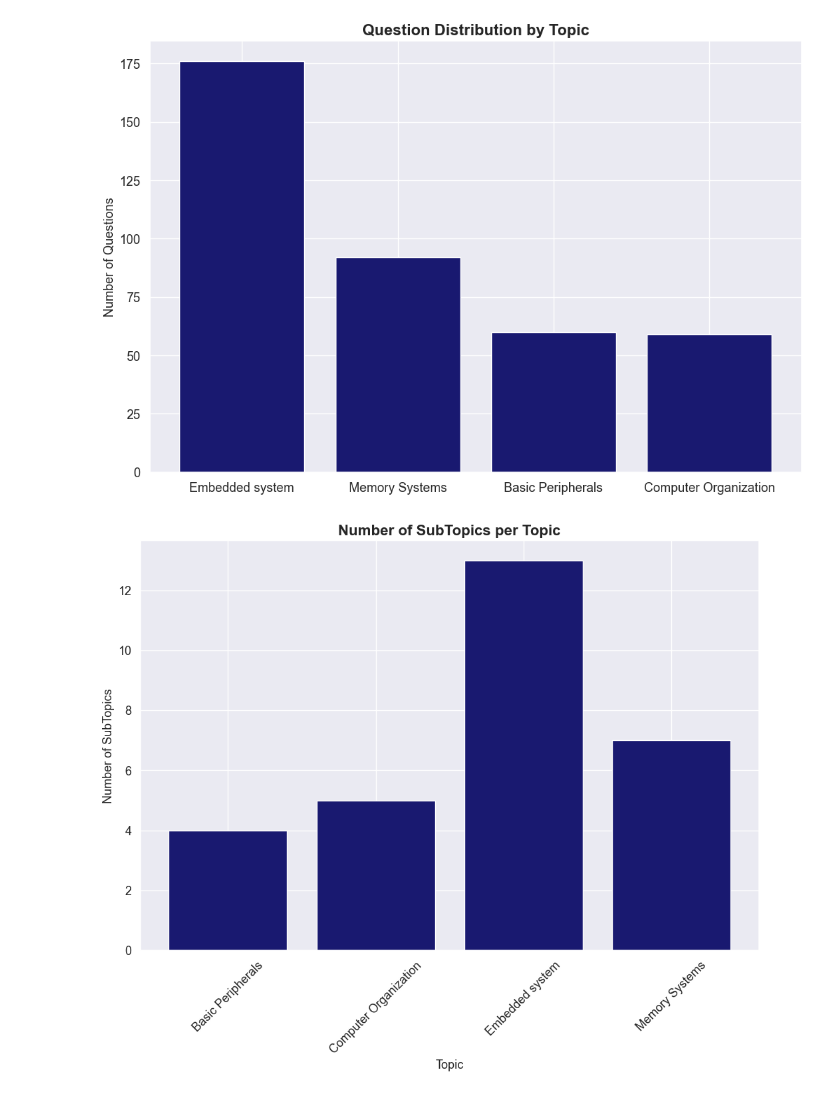
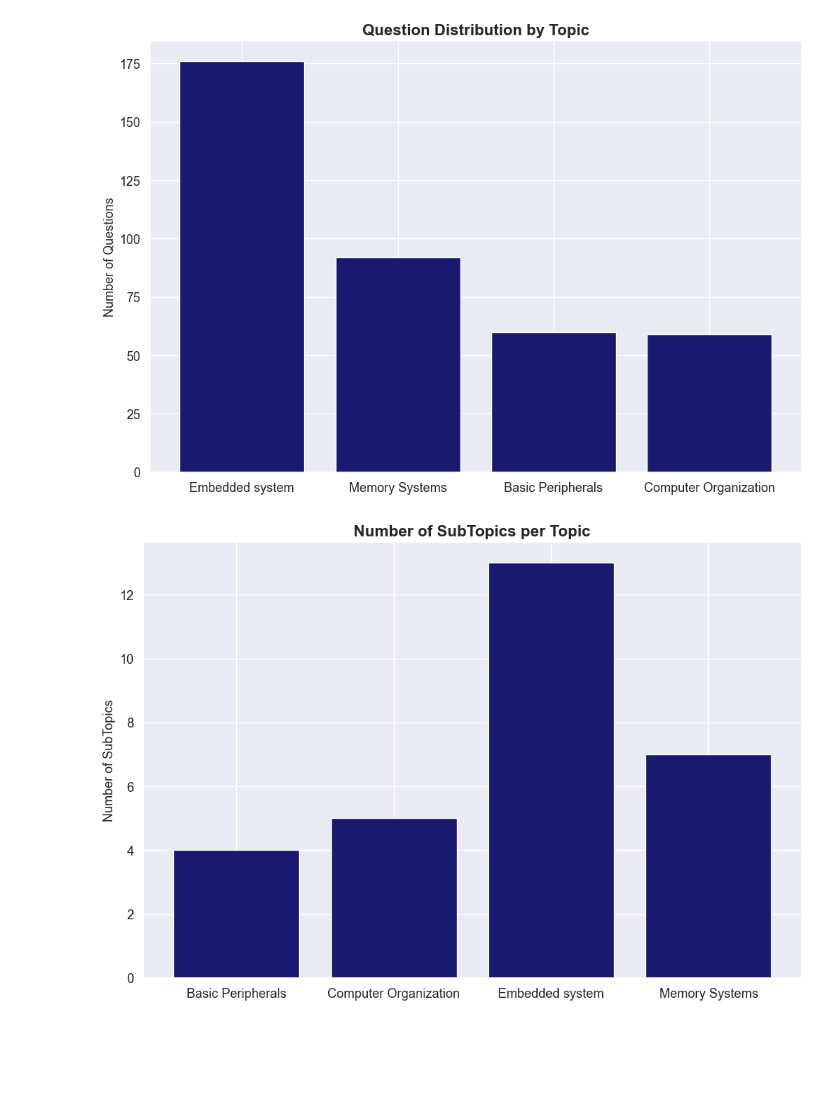
Before and after one commit to Aya-Abdellatif/personal-exam-application, a Jupyter notebook: Data Mining Project/data-visualization.ipynb, the cells around one changed output. Drawn from its saved outputs; the diff is of its cells as text; code cells hidden in the pictures; blank space fills up the shorter version.

Commit message:
latest visualization

```diff
--- a/Data Mining Project/data-visualization.ipynb
+++ b/Data Mining Project/data-visualization.ipynb
@@ -59,15 +59,13 @@ plt.show()
 # %% [output]
 [figure]
 # %%
-# Count the number of unique subtopics for each topic
 subTopic_counts_per_topic = dataset.groupby('topic')['subTopic'].nunique()
 plt.figure(figsize=(12, 8))
-plt.bar(x = subTopic_counts_per_topic.index, height = subtopic_counts_per_topic, color = "midnightblue")
+plt.bar(x = subTopic_counts_per_topic.index, height = subTopic_counts_per_topic, color = "midnightblue")
 plt.title("Number of SubTopics per Topic", fontsize=16, fontweight="bold")
-plt.xlabel("Topic", fontsize=13)
 plt.ylabel("Number of SubTopics", fontsize=13)
-plt.xticks(rotation=45, fontsize=13)
+plt.xticks(fontsize=13)
 plt.yticks(fontsize=13)
 plt.show()
 # %% [output]
-[figure, old version]
+[figure, new version]
```
Also changed, not shown: parts of 1 cell of this notebook.
